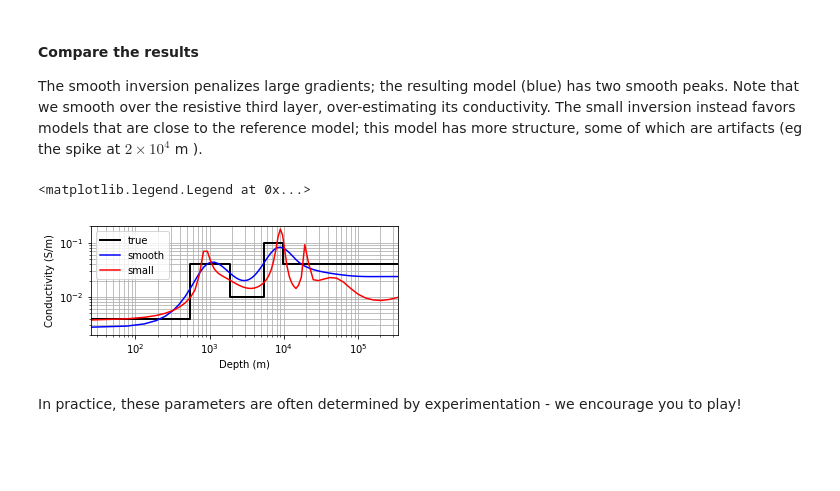
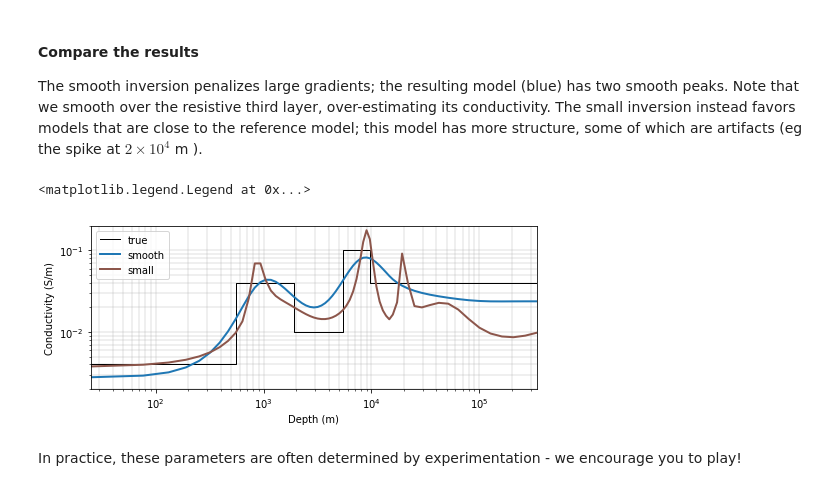
Before and after one commit to simpeg/tle-magnetotelluric_inversion, a Jupyter notebook: 3_MT1D_5layer_inversion.ipynb, the cells around one changed output. Drawn from its saved outputs; the diff is of its cells as text; code cells hidden in the pictures; blank space fills up the shorter version.

```diff
--- a/3_MT1D_5layer_inversion.ipynb
+++ b/3_MT1D_5layer_inversion.ipynb
@@ -660,29 +660,29 @@ x0 has any nan: 0
 
 The smooth inversion penalizes large gradients; the resulting model (blue) has two smooth peaks. Note that we smooth over the resistive third layer, over-estimating its conductivity. The small inversion instead favors models that are close to the reference model; this model has more structure, some of which are artifacts (eg the spike at $2\times 10^4$ m ).
 # %%
-fig, ax = plt.subplots(1, 1, figsize=(5.5, 2))
+fig, ax = plt.subplots(1, 1, figsize=(8, 3))
 
 sigma_true = np.repeat(sigma, 2, axis=0)
 z = np.repeat(mesh.vectorCCx[1:], 2, axis=0)
 z = np.r_[mesh.vectorCCx[0], z, mesh.vectorCCx[-1]]
 
 # true model
-ax.loglog(-z, sigma_true, 'k', lw=2, label='true')
+ax.loglog(-z, sigma_true, 'k', lw=1, label='true')
 
 # recovered models
 # Recall that our model is log conductivity
 # so to obtain the true conductivity, we take the exponential
-ax.loglog(-mesh.vectorCCx, np.exp(xc_smooth[-1]), 'b', label='smooth')
-ax.loglog(-mesh.vectorCCx, np.exp(xc_small[-1]), 'r', label='small')
+ax.loglog(-mesh.vectorCCx, np.exp(xc_smooth[-1]), 'C0', lw=2, label='smooth')
+ax.loglog(-mesh.vectorCCx, np.exp(xc_small[-1]), 'C5', lw=2, label='small')
 
 ax.set_ylabel("Conductivity (S/m)")
 ax.set_xlabel("Depth (m)")
-ax.grid(True, which='both')
+ax.grid(True, which='both', linewidth=0.4)
 ax.set_ylim(2e-3, 2e-1)
 ax.set_xlim((-z).min(), (-z).max())
 ax.legend(loc=2)
 # %% [output]
 <matplotlib.legend.Legend at 0x...>
-[figure, old version]
+[figure, new version]
 # %% [markdown]
 In practice, these parameters are often determined by experimentation - we encourage you to play!
```
Also changed, not shown: parts of 4 cells of this notebook, 17 other files.
